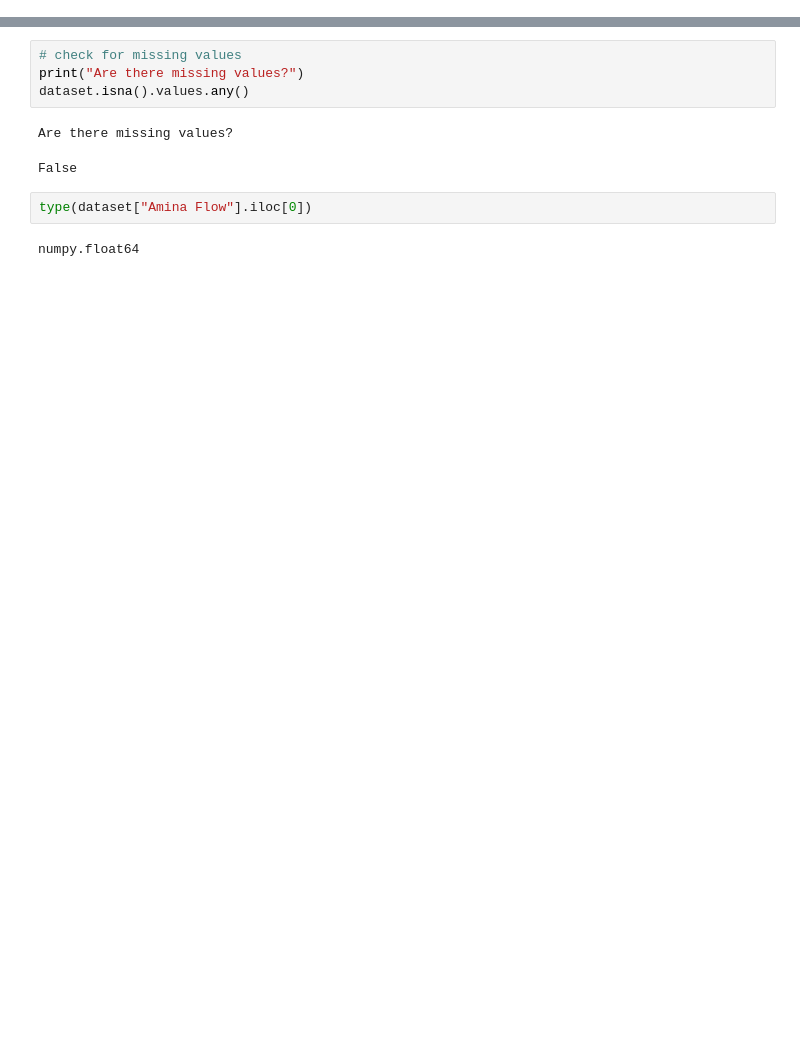
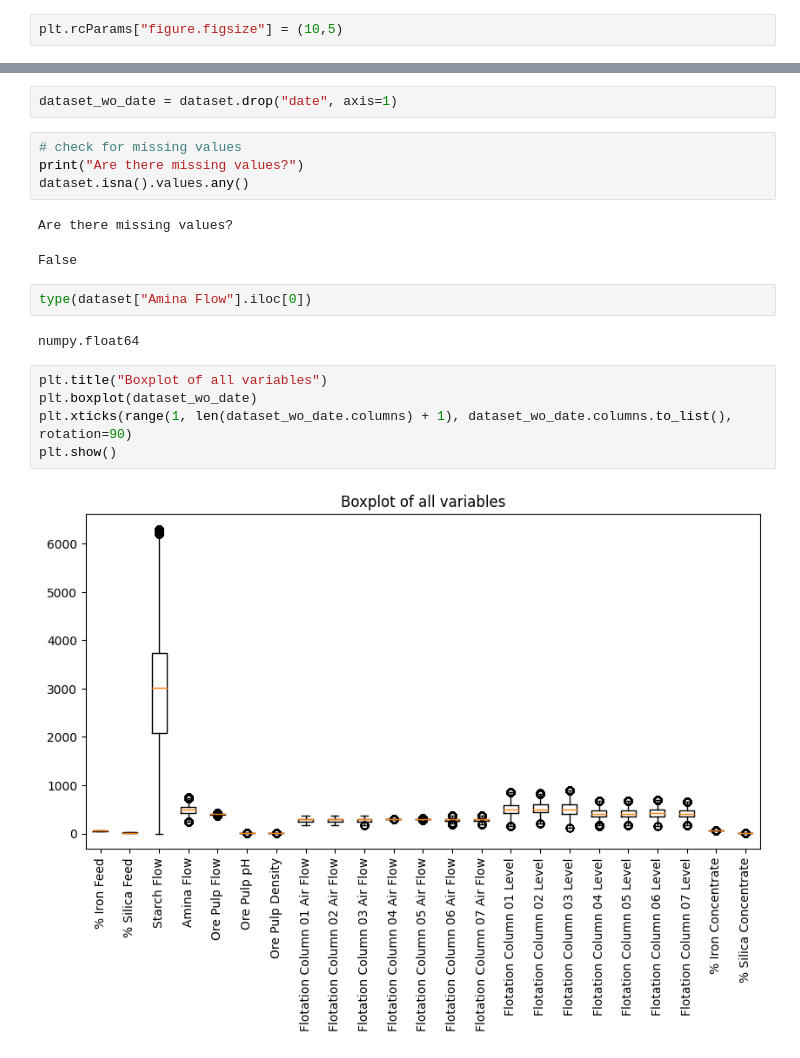
Before and after one commit to Unexp1ainable/ADAML-Project1, a Jupyter notebook: project.ipynb, the cells around one changed output, grey strips where cells are left out. Drawn from its saved outputs; the diff is of its cells as text; blank space fills up the shorter version.

```diff
--- a/project.ipynb
+++ b/project.ipynb
@@ -3,3 +4,5 @@ import pandas as pd
+# %%
+plt.rcParams["figure.figsize"] = (10,5)
 # %%
 dataset= pd.read_csv("dataset.csv")
 first = True
@@ -27,6 +30,8 @@ dataset
 | 737451 | 2017-09-09 23:00:00 | 49.75 | 23.20 | 1164.12 | 491.548 | 384.976 | 9.61686 | ... |
 | 737452 | 2017-09-09 23:00:00 | 49.75 | 23.20 | 1164.12 | 468.019 | 384.801 | 9.61497 | ... |
 737453 rows × 24 columns
+# %%
+dataset_wo_date = dataset.drop("date", axis=1)
 # %%
 # check for missing values
 print("Are there missing values?")
@@ -38,3 +43,10 @@ False
 type(dataset["Amina Flow"].iloc[0])
 # %% [output]
 numpy.float64
+# %%
+plt.title("Boxplot of all variables")
+plt.boxplot(dataset_wo_date)
+plt.xticks(range(1, len(dataset_wo_date.columns) + 1), dataset_wo_date.columns.to_list(), rotation=90)
+plt.show()
+# %% [output]
+[figure, added]
```
Also changed, not shown: parts of 3 cells of this notebook.
